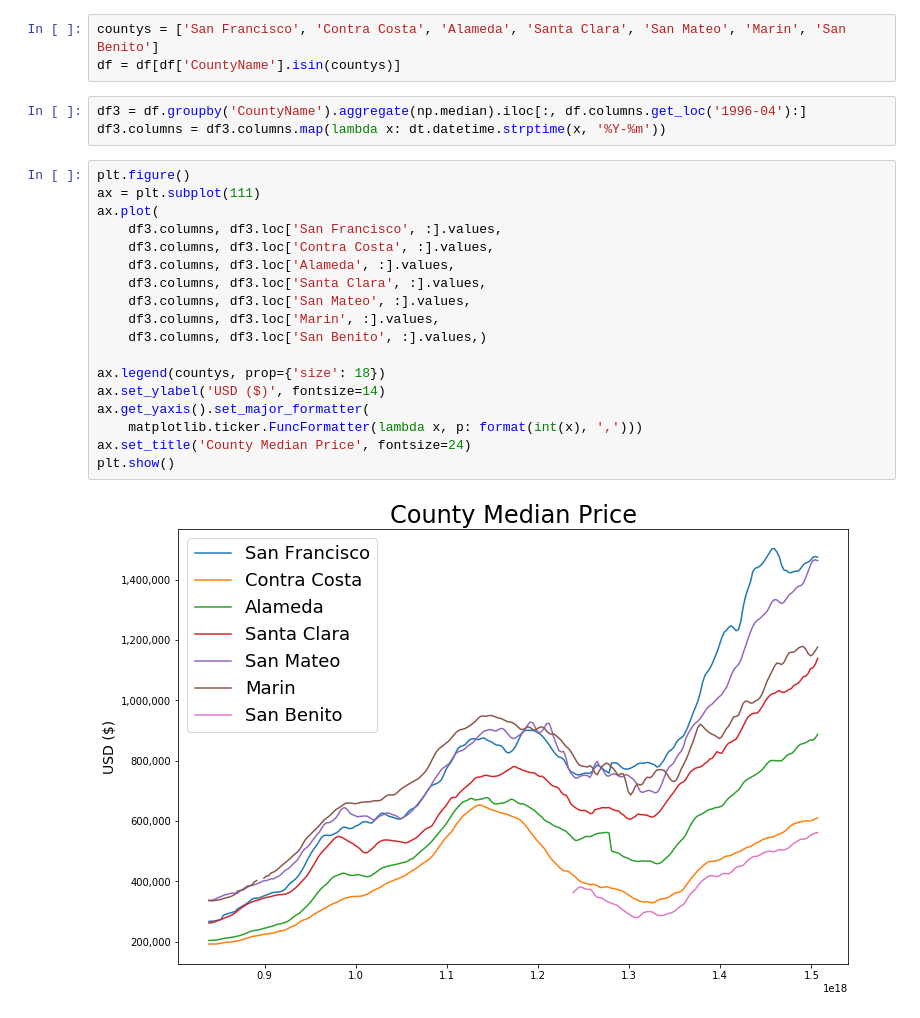
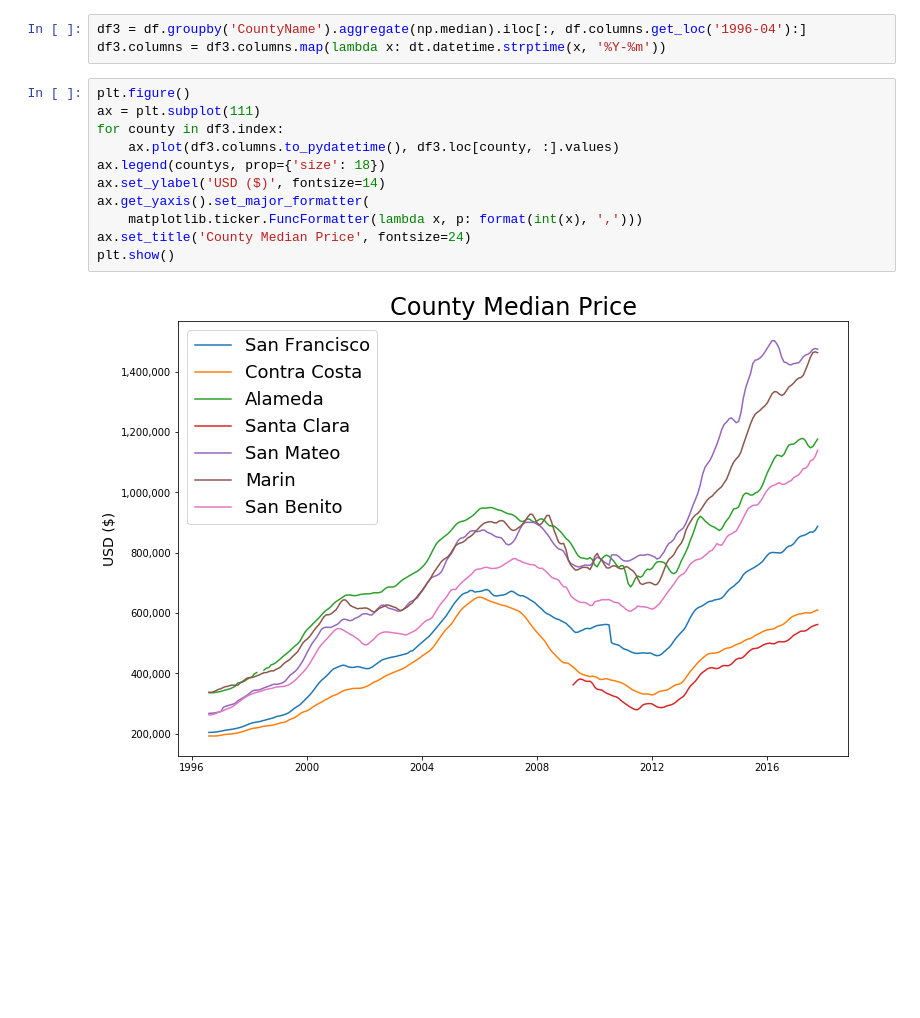
Before and after one commit to sharonsu94/real-estate-analysis, a Jupyter notebook: working.ipynb, the cells around one changed output. Saved outputs shown, nothing was run; the diff lists cells and outputs as text; blank space fills up the shorter version.

```diff
--- a/working.ipynb
+++ b/working.ipynb
@@ -74,26 +48,16 @@ array(['San Francisco', 'Contra Costa', 'Alameda', 'Santa Clara',
-# %%
-countys = ['San Francisco', 'Contra Costa', 'Alameda', 'Santa Clara', 'San Mateo', 'Marin', 'San Benito']
-df = df[df['CountyName'].isin(countys)]
 # %%
 df3 = df.groupby('CountyName').aggregate(np.median).iloc[:, df.columns.get_loc('1996-04'):]
 df3.columns = df3.columns.map(lambda x: dt.datetime.strptime(x, '%Y-%m'))
 # %%
 plt.figure()
 ax = plt.subplot(111)
-ax.plot(
-    df3.columns, df3.loc['San Francisco', :].values,
-    df3.columns, df3.loc['Contra Costa', :].values,
-    df3.columns, df3.loc['Alameda', :].values,
-    df3.columns, df3.loc['Santa Clara', :].values,
-    df3.columns, df3.loc['San Mateo', :].values,
-    df3.columns, df3.loc['Marin', :].values,
-    df3.columns, df3.loc['San Benito', :].values,)
-
+for county in df3.index:
+    ax.plot(df3.columns.to_pydatetime(), df3.loc[county, :].values)
 ax.legend(countys, prop={'size': 18})
 ax.set_ylabel('USD ($)', fontsize=14)
 ax.get_yaxis().set_major_formatter(
     matplotlib.ticker.FuncFormatter(lambda x, p: format(int(x), ',')))
 ax.set_title('County Median Price', fontsize=24)
 plt.show()
 # %% [output]
-[figure, old version]
+[figure, new version]
```
Also changed, not shown: parts of 4 cells of this notebook.
